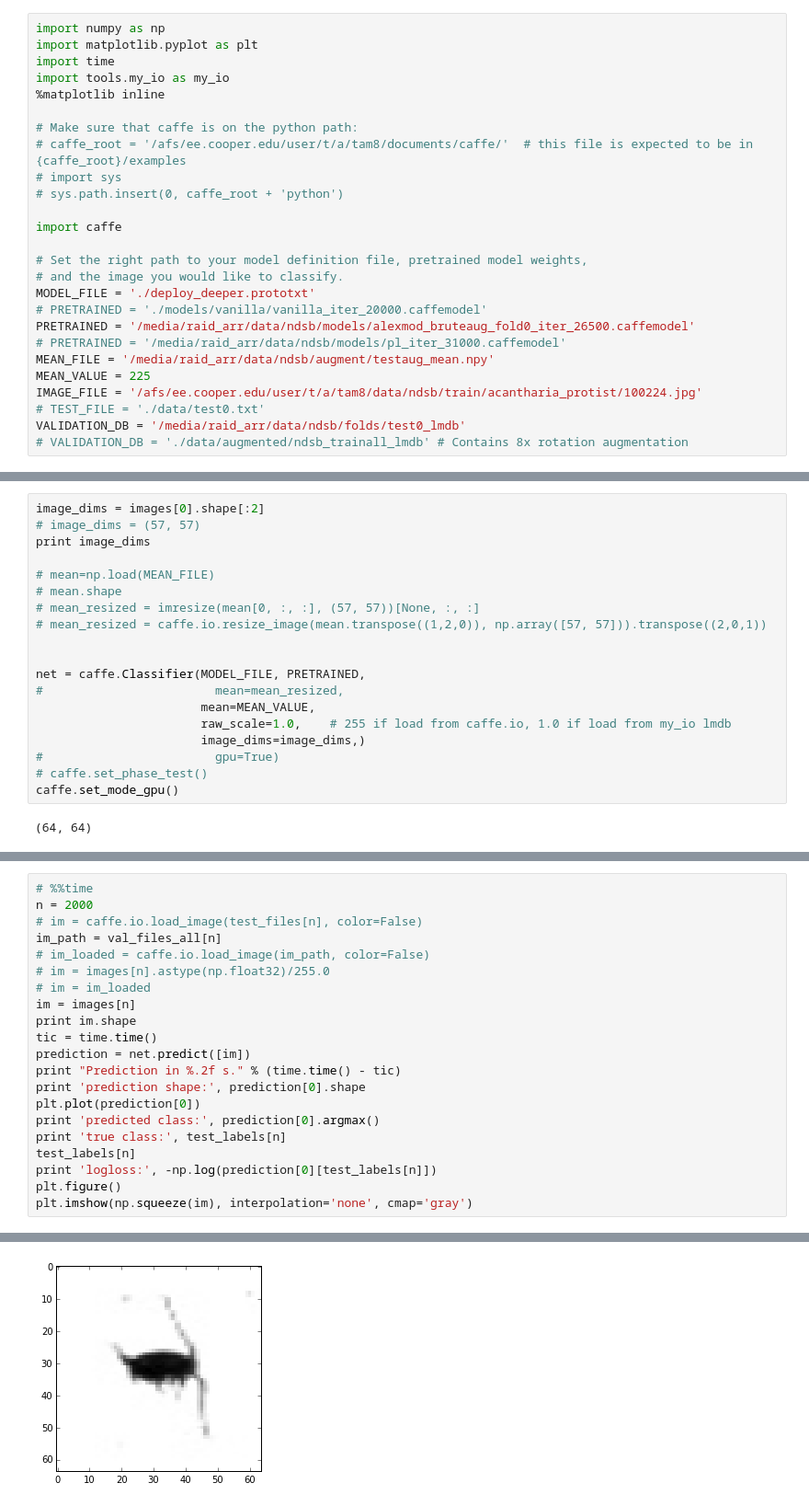
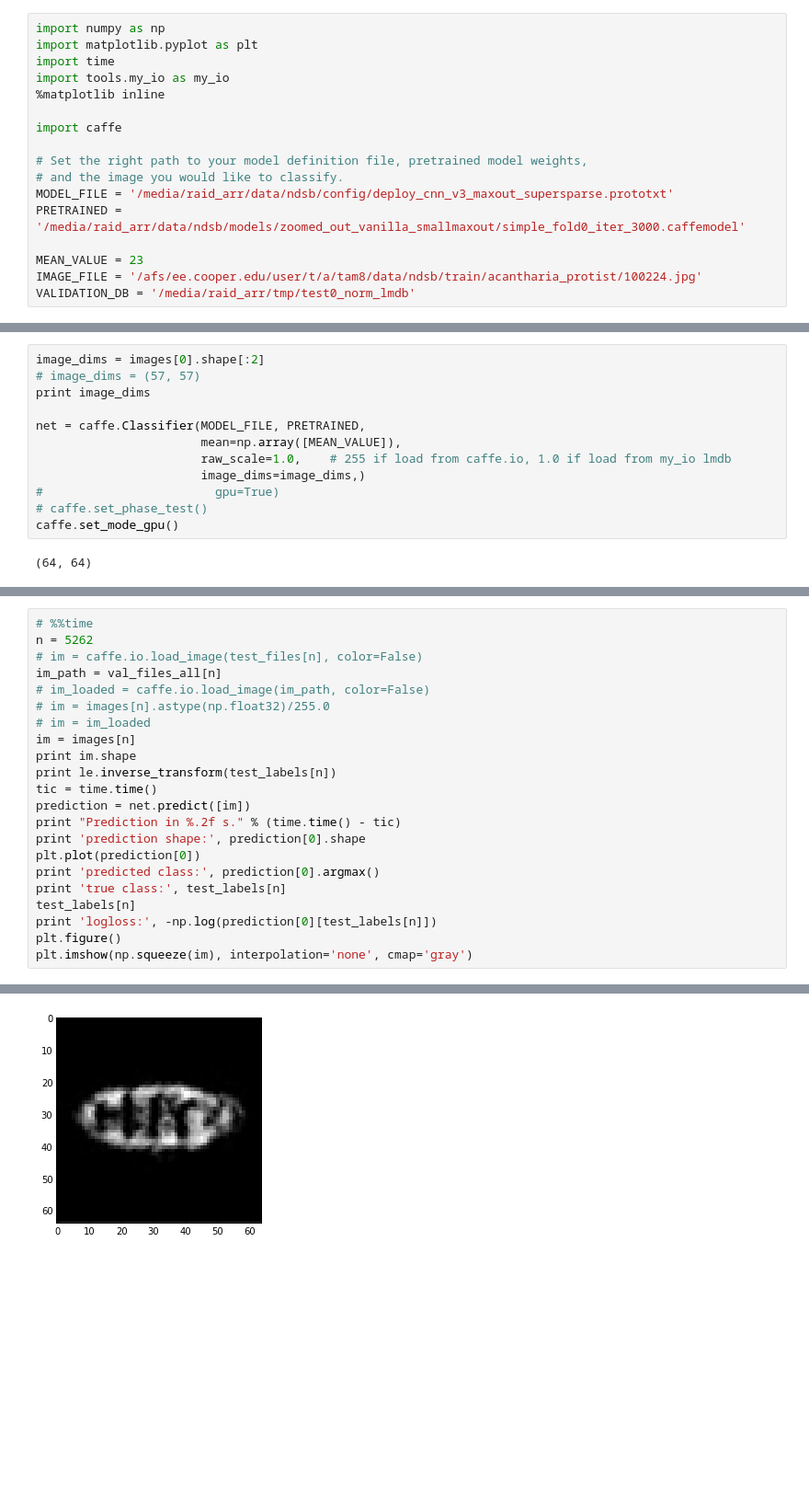
Before and after one commit to JasonTam/ndsb2015, a Jupyter notebook: Score (CV sanity check).ipynb, the cells around one changed output, grey strips where cells are left out. Shown at 92% size. Drawn from its saved outputs; the diff is of its cells as text; blank space fills up the shorter version.

```diff
--- a/Score (CV sanity check).ipynb
+++ b/Score (CV sanity check).ipynb
@@ -40,25 +40,16 @@ import time
 import tools.my_io as my_io
 %matplotlib inline
 
-# Make sure that caffe is on the python path:
-# caffe_root = '/afs/ee.cooper.edu/user/t/a/tam8/documents/caffe/'  # this file is expected to be in {caffe_root}/examples
-# import sys
-# sys.path.insert(0, caffe_root + 'python')
-
 import caffe
 
 # Set the right path to your model definition file, pretrained model weights,
 # and the image you would like to classify.
-MODEL_FILE = './deploy_deeper.prototxt'
-# PRETRAINED = './models/vanilla/vanilla_iter_20000.caffemodel'
-PRETRAINED = '/media/raid_arr/data/ndsb/models/alexmod_bruteaug_fold0_iter_26500.caffemodel'
-# PRETRAINED = '/media/raid_arr/data/ndsb/models/pl_iter_31000.caffemodel'
-MEAN_FILE = '/media/raid_arr/data/ndsb/augment/testaug_mean.npy'
-MEAN_VALUE = 225
+MODEL_FILE = '/media/raid_arr/data/ndsb/config/deploy_cnn_v3_maxout_supersparse.prototxt'
+PRETRAINED = '/media/raid_arr/data/ndsb/models/zoomed_out_vanilla_smallmaxout/simple_fold0_iter_3000.caffemodel'
+
+MEAN_VALUE = 23
 IMAGE_FILE = '/afs/ee.cooper.edu/user/t/a/tam8/data/ndsb/train/acantharia_protist/100224.jpg'
-# TEST_FILE = './data/test0.txt'
-VALIDATION_DB = '/media/raid_arr/data/ndsb/folds/test0_lmdb'
-# VALIDATION_DB = './data/augmented/ndsb_trainall_lmdb' # Contains 8x rotation augmentation
+VALIDATION_DB = '/media/raid_arr/tmp/test0_norm_lmdb'
 # %%
 # Loading From Database
 print 'Loading data...'
@@ -79,15 +70,8 @@ image_dims = images[0].shape[:2]
 # image_dims = (57, 57)
 print image_dims
 
-# mean=np.load(MEAN_FILE)
-# mean.shape
-# mean_resized = imresize(mean[0, :, :], (57, 57))[None, :, :]
-# mean_resized = caffe.io.resize_image(mean.transpose((1,2,0)), np.array([57, 57])).transpose((2,0,1))
-
-
 net = caffe.Classifier(MODEL_FILE, PRETRAINED,
-#                        mean=mean_resized,
-                       mean=MEAN_VALUE,
+                       mean=np.array([MEAN_VALUE]),
                        raw_scale=1.0,    # 255 if load from caffe.io, 1.0 if load from my_io lmdb
                        image_dims=image_dims,)
 #                        gpu=True)
@@ -98,6 +93,6 @@ caffe.set_mode_gpu()
 # %%
 # %%time
-n = 2000
+n = 5262
 # im = caffe.io.load_image(test_files[n], color=False)
 im_path = val_files_all[n]
 # im_loaded = caffe.io.load_image(im_path, color=False)
@@ -105,6 +100,7 @@ im_path = val_files_all[n]
 # im = im_loaded
 im = images[n]
 print im.shape
+print le.inverse_transform(test_labels[n])
 tic = time.time()
 prediction = net.predict([im])
 print "Prediction in %.2f s." % (time.time() - tic)
@@ -128 +125 @@ logloss: 0.462903
-[figure, old version]
+[figure, new version]
```
Also changed, not shown: parts of 22 cells of this notebook, 11 other files.
